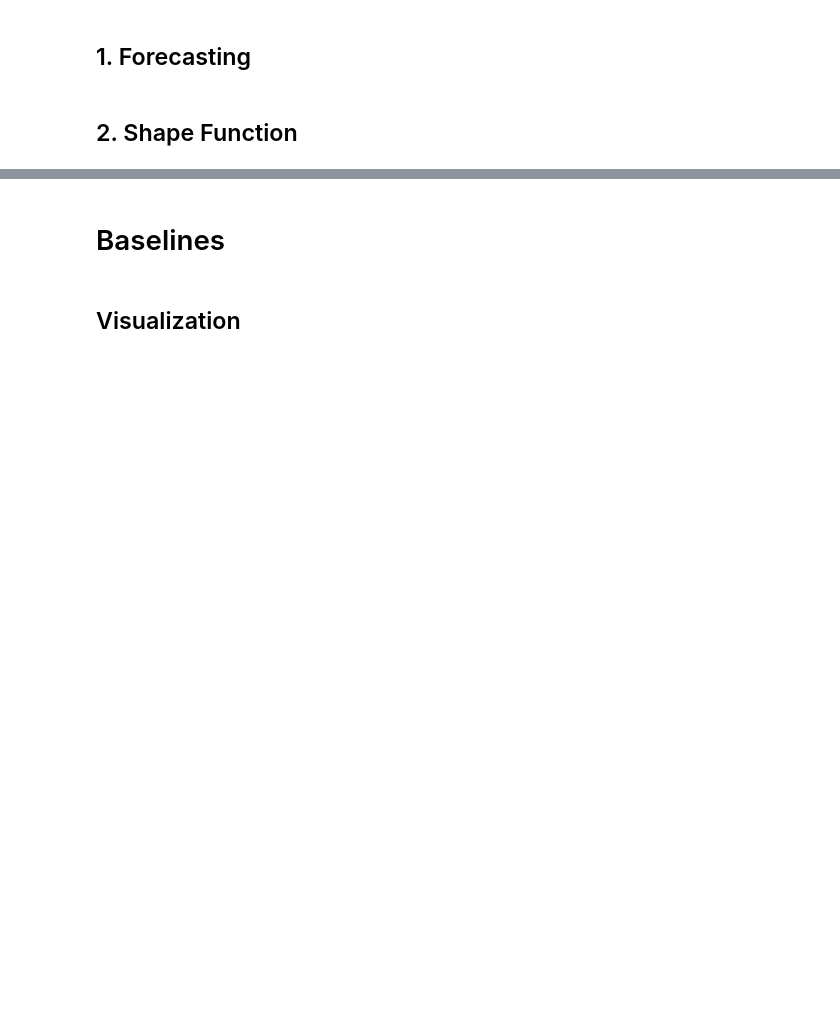
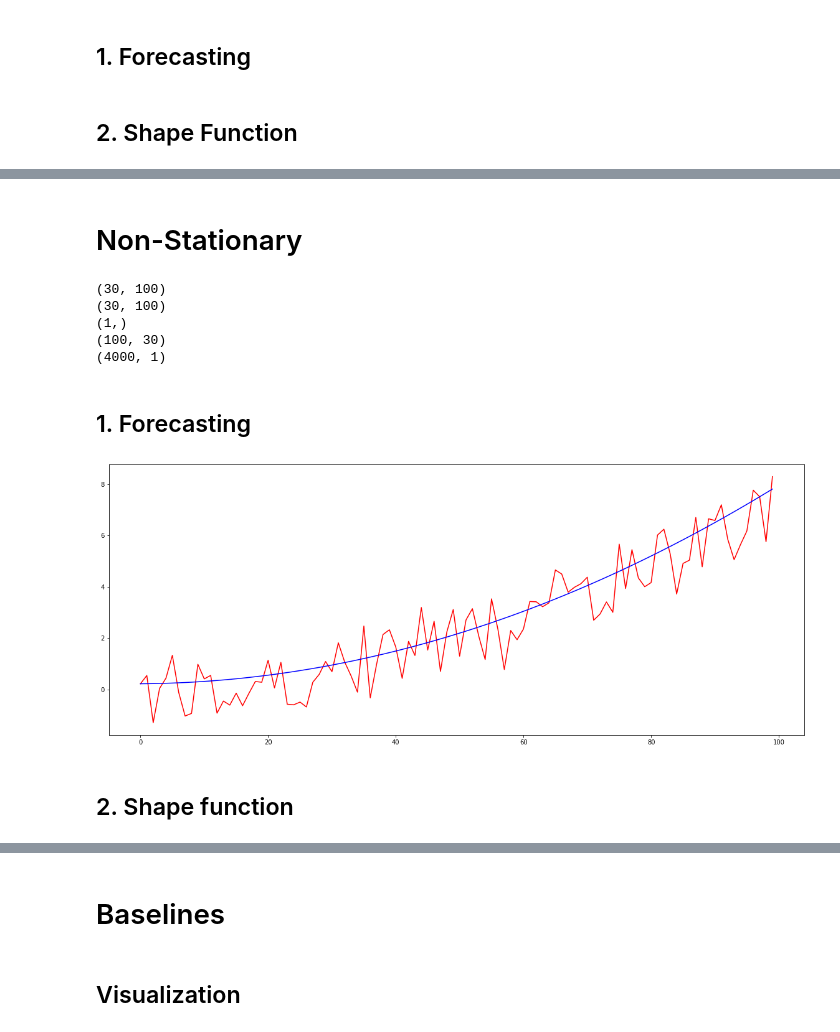
Before and after one commit to isVy08/ESTF, a Jupyter notebook: viz.ipynb, the cells around one changed output, grey strips where cells are left out. Saved outputs shown, nothing was run; the diff lists cells and outputs as text; code cells hidden in the pictures; blank space fills up the shorter version.

```diff
--- a/viz.ipynb
+++ b/viz.ipynb
@@ -133,0 +95,29 @@ np.abs(mus_hat - true_mus).mean()
+# %% [markdown]
+# Non-Stationary
+# %%
+out = load_pickle('output/nst_sim.pickle')
+F = np.log(d+1)
+
+for item in out:
+    print(item.shape)
+
+N, T = out[0].shape
+# %% [output]
+(30, 100)
+(30, 100)
+(1,)
+(100, 30)
+(4000, 1)
+# %% [markdown]
+## 1. Forecasting
+# %%
+plt.figure(figsize=(20,8))
+i = 10
+plt.plot(out[1][i, :], c='r')
+plt.plot(out[0][i, :], c='b')
+
+plt.show()
+# %% [output]
+[figure, added]
+# %% [markdown]
+## 2. Shape function
```
Also changed, not shown: parts of 26 cells of this notebook, 2 other files.
